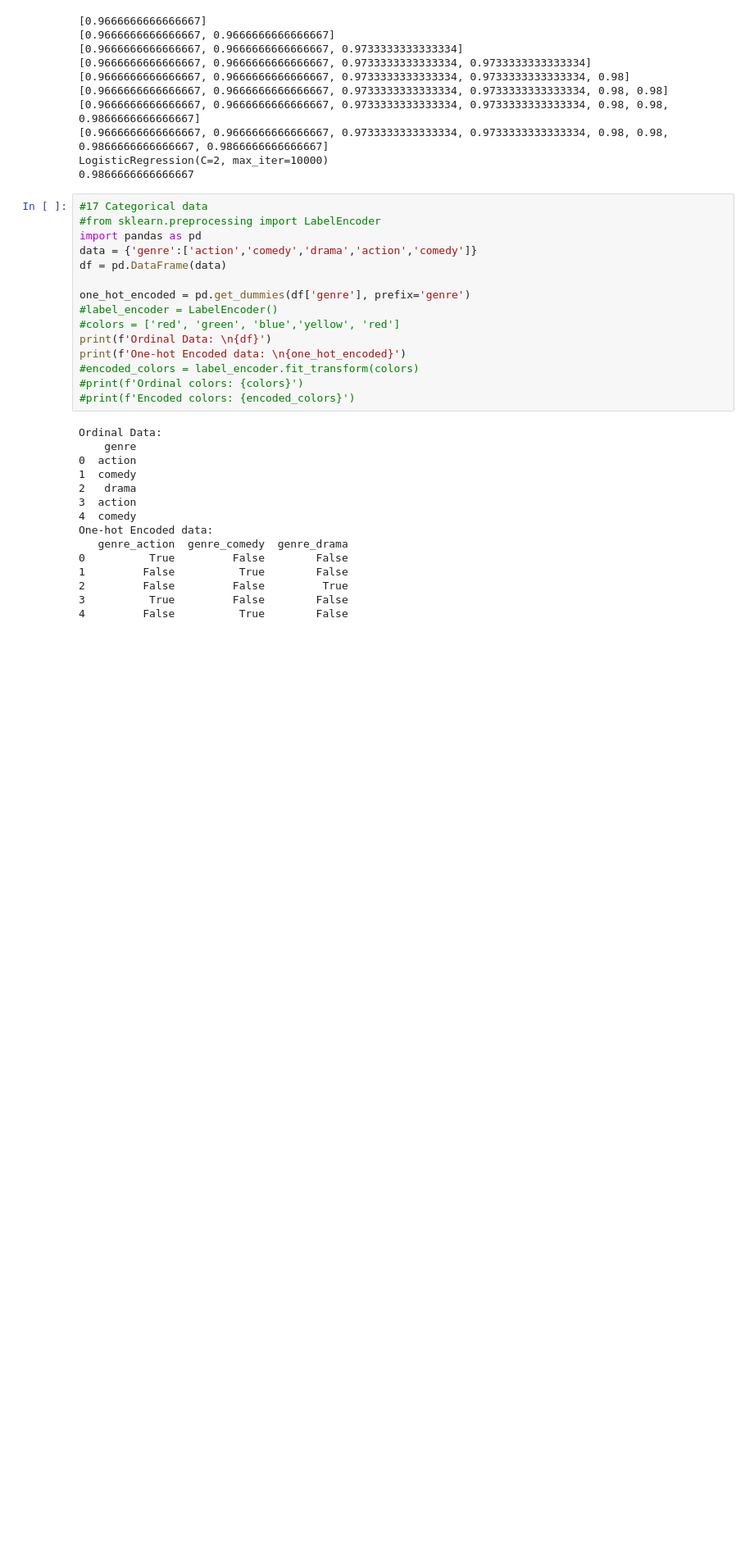
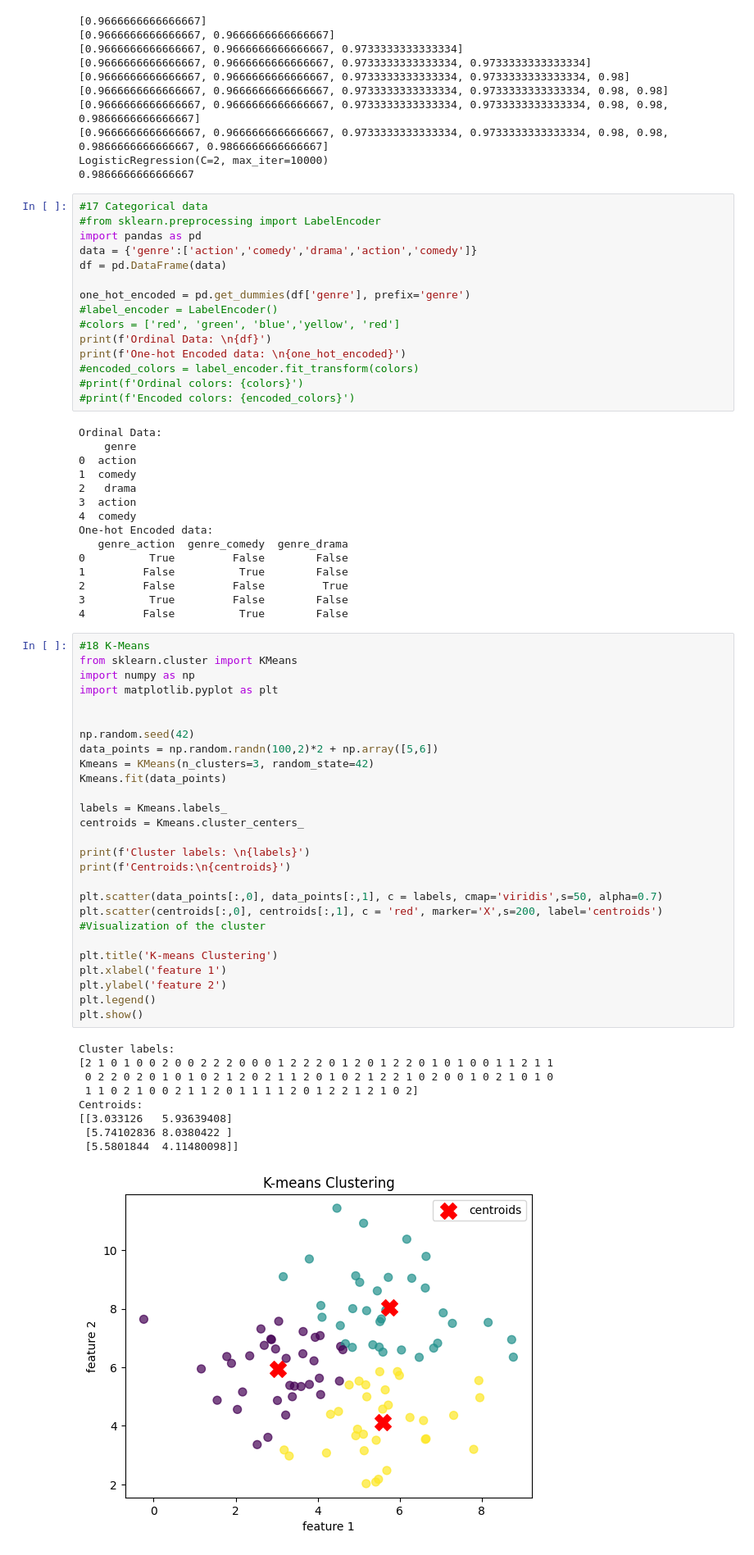
Before and after one commit to Dinnyuy/Dinnyuy-AI-Code, a Jupyter notebook: ML-Fundamentals/ML-Classes.ipynb, the cells around one changed output. Shown at 82% size. Cells and saved outputs as stored; diff of their text form; blank space fills up the shorter version.

Commit message:
Worked on k-means and Bootsrap Aggregation

```diff
--- a/ML-Fundamentals/ML-Classes.ipynb
+++ b/ML-Fundamentals/ML-Classes.ipynb
@@ -553,3 +553,40 @@ One-hot Encoded data:
 2         False         False         True
 3          True         False        False
 4         False          True        False
+# %%
+#18 K-Means
+from sklearn.cluster import KMeans
+import numpy as np
+import matplotlib.pyplot as plt
+
+
+np.random.seed(42)
+data_points = np.random.randn(100,2)*2 + np.array([5,6])
+Kmeans = KMeans(n_clusters=3, random_state=42)
+Kmeans.fit(data_points)
+
+labels = Kmeans.labels_
+centroids = Kmeans.cluster_centers_
+
+print(f'Cluster labels: \n{labels}')
+print(f'Centroids:\n{centroids}')
+
+plt.scatter(data_points[:,0], data_points[:,1], c = labels, cmap='viridis',s=50, alpha=0.7)
+plt.scatter(centroids[:,0], centroids[:,1], c = 'red', marker='X',s=200, label='centroids')
+#Visualization of the cluster
+
+plt.title('K-means Clustering')
+plt.xlabel('feature 1')
+plt.ylabel('feature 2')
+plt.legend()
+plt.show()
+# %% [output]
+Cluster labels:
+[2 1 0 1 0 0 2 0 0 2 2 2 0 0 0 1 2 2 2 0 1 2 0 1 2 2 0 1 0 1 0 0 1 1 2 1 1
+ 0 2 2 0 2 0 1 0 1 0 2 1 2 0 2 1 1 2 0 1 0 2 1 2 2 1 0 2 0 0 1 0 2 1 0 1 0
+ 1 1 0 2 1 0 0 2 1 1 2 0 1 1 1 1 2 0 1 2 2 1 2 1 0 2]
+Centroids:
+[[3.033126   5.93639408]
+ [5.74102836 8.0380422 ]
+ [5.5801844  4.11480098]]
+[figure, added]
```
Also changed, not shown: parts of 1 cell of this notebook.
